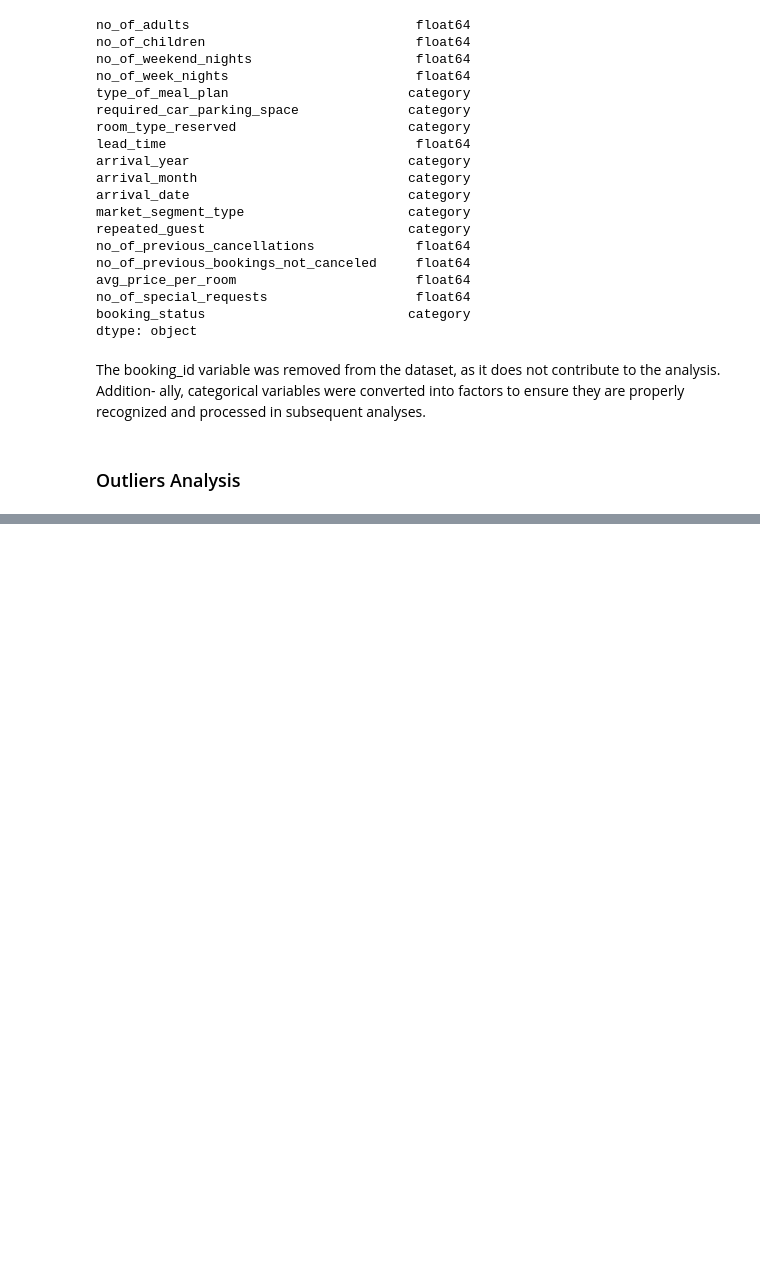
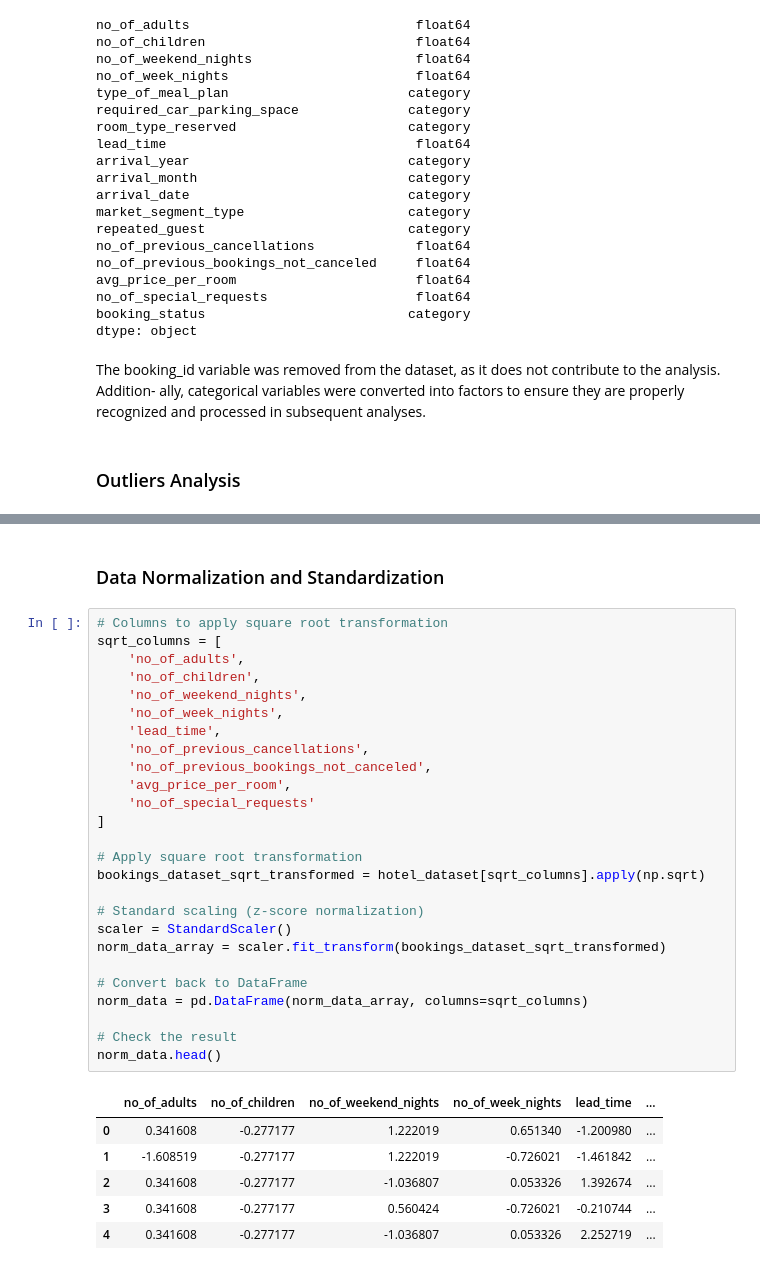
Before and after one commit to DmitriiZag/Hotel-Bookings, a Jupyter notebook: notebooks/data_cleaning_prepocessing.ipynb, the cells around one changed output, grey strips where cells are left out. Cells and saved outputs as stored; diff of their text form; blank space fills up the shorter version.

```diff
--- a/notebooks/data_cleaning_prepocessing.ipynb
+++ b/notebooks/data_cleaning_prepocessing.ipynb
@@ -135,0 +182,35 @@ for col in numeric_cols:
+# %% [markdown]
+### Data Normalization and Standardization
+# %%
+# Columns to apply square root transformation
+sqrt_columns = [
+    'no_of_adults',
+    'no_of_children',
+    'no_of_weekend_nights',
+    'no_of_week_nights',
+    'lead_time',
+    'no_of_previous_cancellations',
+    'no_of_previous_bookings_not_canceled',
+    'avg_price_per_room',
+    'no_of_special_requests'
+]
+
+# Apply square root transformation
+bookings_dataset_sqrt_transformed = hotel_dataset[sqrt_columns].apply(np.sqrt)
+
+# Standard scaling (z-score normalization)
+scaler = StandardScaler()
+norm_data_array = scaler.fit_transform(bookings_dataset_sqrt_transformed)
+
+# Convert back to DataFrame
+norm_data = pd.DataFrame(norm_data_array, columns=sqrt_columns)
+
+# Check the result
+norm_data.head()
+# %% [output]
+|  | no_of_adults | no_of_children | no_of_weekend_nights | no_of_week_nights | lead_time | ... |
+| 0 | 0.341608 | -0.277177 | 1.222019 | 0.651340 | -1.200980 | ... |
+| 1 | -1.608519 | -0.277177 | 1.222019 | -0.726021 | -1.461842 | ... |
+| 2 | 0.341608 | -0.277177 | -1.036807 | 0.053326 | 1.392674 | ... |
+| 3 | 0.341608 | -0.277177 | 0.560424 | -0.726021 | -0.210744 | ... |
+| 4 | 0.341608 | -0.277177 | -1.036807 | 0.053326 | 2.252719 | ... |
```
Also changed, not shown: parts of 12 cells of this notebook, 2 other files.
